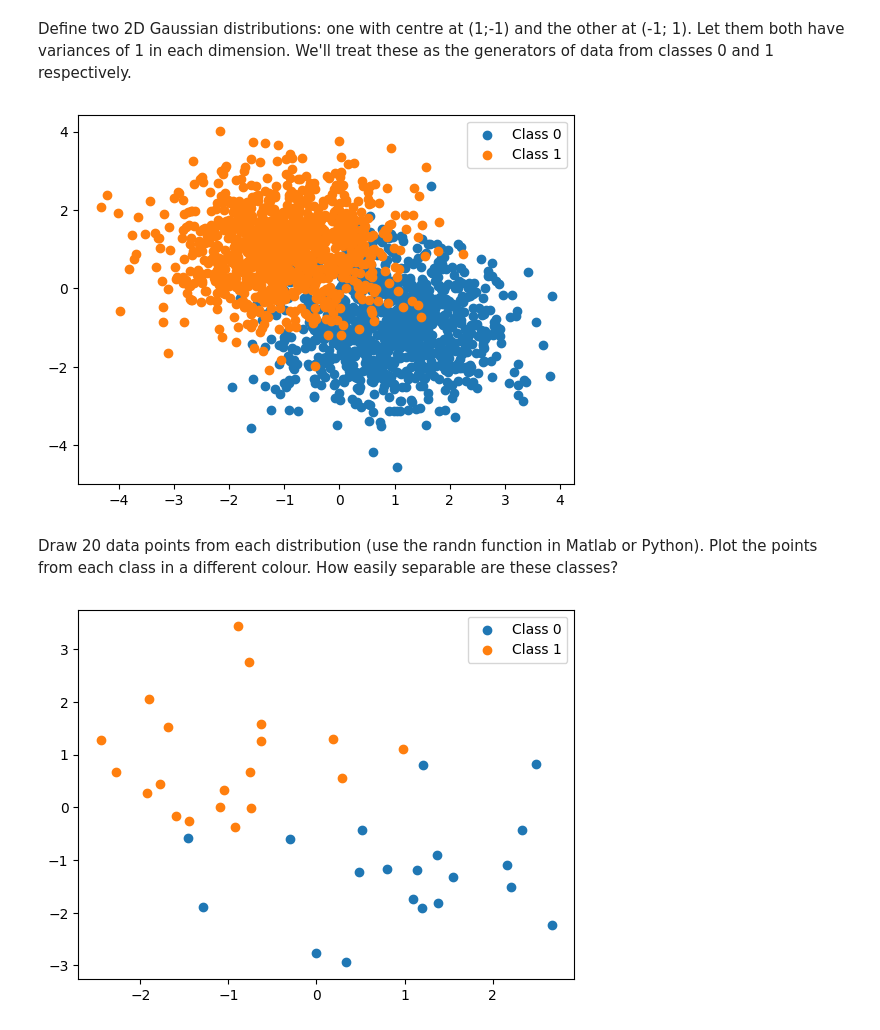
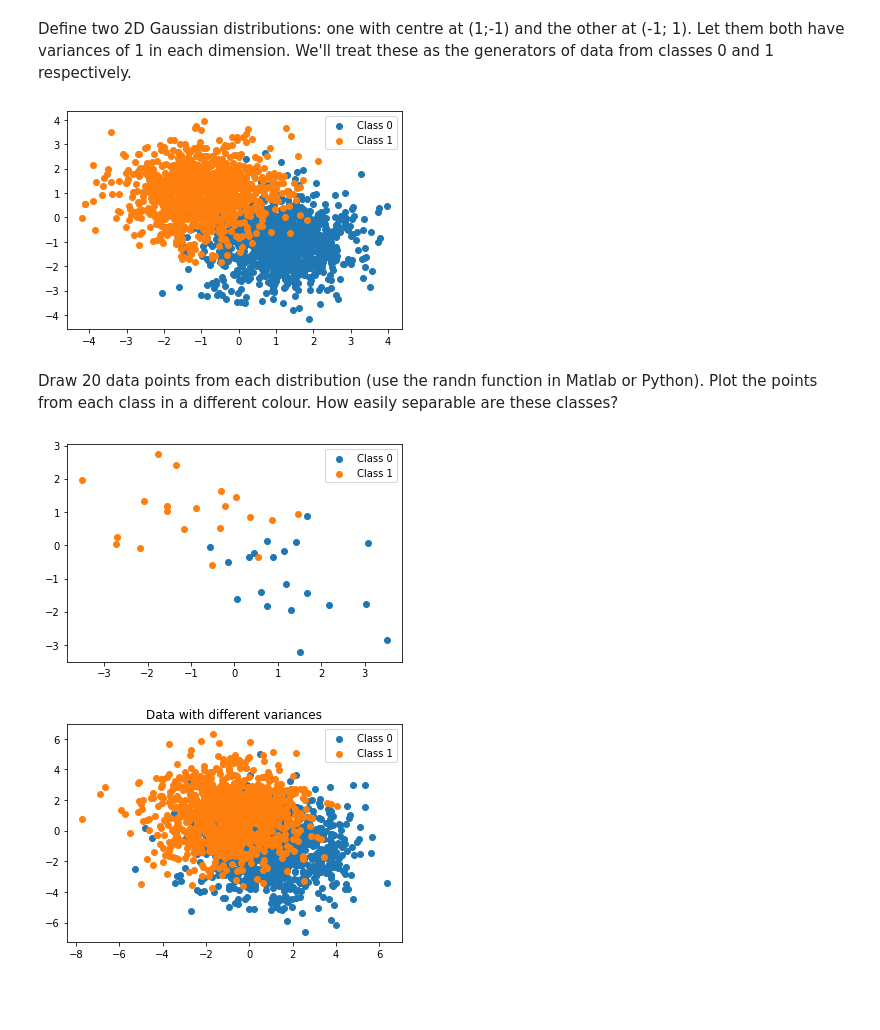
Before and after one commit to muaazbassa/COMS3007A-Machine-Learning, a Jupyter notebook: 5. ML Logistic Regression Tutorial/Logistic Regression.ipynb, the cells around one changed output. Cells and saved outputs as stored; diff of their text form; code cells hidden in the pictures; blank space fills up the shorter version.

```diff
--- a/5. ML Logistic Regression Tutorial/Logistic Regression.ipynb
+++ b/5. ML Logistic Regression Tutorial/Logistic Regression.ipynb
@@ -9,45 +9,60 @@ both have variances of 1 in each dimension. We'll treat these as the generators
 # %%
 #Importing the libraries
 
 import matplotlib.pyplot as plt
 import numpy as np
 
 # Define the mean vectors and covariance matrices
 mu_0 = np.array([1, -1])
 mu_1 = np.array([-1, 1])
 cov = np.array([[1, 0], [0, 1]])
 
 # Generate data from the distributions
-data_0 = np.random.multivariate_normal(mu_0, cov, 1000)
-data_1 = np.random.multivariate_normal(mu_1, cov, 1000)
+data_b0 = np.random.multivariate_normal(mu_0, cov, 1000)
+data_b1 = np.random.multivariate_normal(mu_1, cov, 1000)
 
 
-
-plt.scatter(data_0[:,0], data_0[:,1], label='Class 0')
-plt.scatter(data_1[:,0], data_1[:,1], label='Class 1')
+plt.scatter(data_b0[:,0], data_b0[:,1], label='Class 0')
+plt.scatter(data_b1[:,0], data_b1[:,1], label='Class 1')
 plt.legend()
 plt.show()
 # %% [output]
-[figure, old version]
+[figure, new version]
 # %% [markdown]
 Draw 20 data points from each distribution (use the randn function in Matlab or Python). Plot the
 points from each class in a different colour. How easily separable are these classes?
+# %%
+arr_b0 = np.random.choice(data_b0.shape[0], size=20, replace=False)
+arr_b1 = np.random.choice(data_b1.shape[0], size=20, replace=False)
+
+# Generate 20 data points from each distribution
+data_b_0 = np.random.choice(arr_b0, size=20, replace=False)
+data_b_1 = np.random.choice(arr_b1, size=20, replace=False)
+
+data_b0 = data_b0[data_b_0, :]
+data_b1 = data_b1[data_b_1, :]
+
+# Plot the data
+plt.scatter(data_b0[:, 0], data_b0[:, 1], label='Class 0')
+plt.scatter(data_b1[:, 0], data_b1[:, 1], label='Class 1')
+plt.legend()
+plt.show()
+# %% [output]
+[figure, added]
 # %%
-
-
 # Define the mean vectors and covariance matrices
 mu_0 = np.array([1, -1])
 mu_1 = np.array([-1, 1])
-cov = np.array([[1, 0], [0, 1]])
+cov = np.array([[3, 0], [0, 3]])
 
-# Generate 20 data points from each distribution
-data_0 = np.random.randn(20, 2) @ cov + mu_0
-data_1 = np.random.randn(20, 2) @ cov + mu_1
+# Generate data from the distributions
+data_c0 = np.random.multivariate_normal(mu_0, cov, 1000)
+data_c1 = np.random.multivariate_normal(mu_1, cov, 1000)
 
-# Plot the data
-plt.scatter(data_0[:, 0], data_0[:, 1], label='Class 0')
-plt.scatter(data_1[:, 0], data_1[:, 1], label='Class 1')
+plt.scatter(data_c0[:,0], data_c0[:,1], label='Class 0')
+plt.scatter(data_c1[:,0], data_c1[:,1], label='Class 1')
 plt.legend()
+plt.title('Data with different variances')
 plt.show()
 # %% [output]
-[figure, old version]
+[figure, new version]
```
Also changed, not shown: parts of 26 cells of this notebook.
